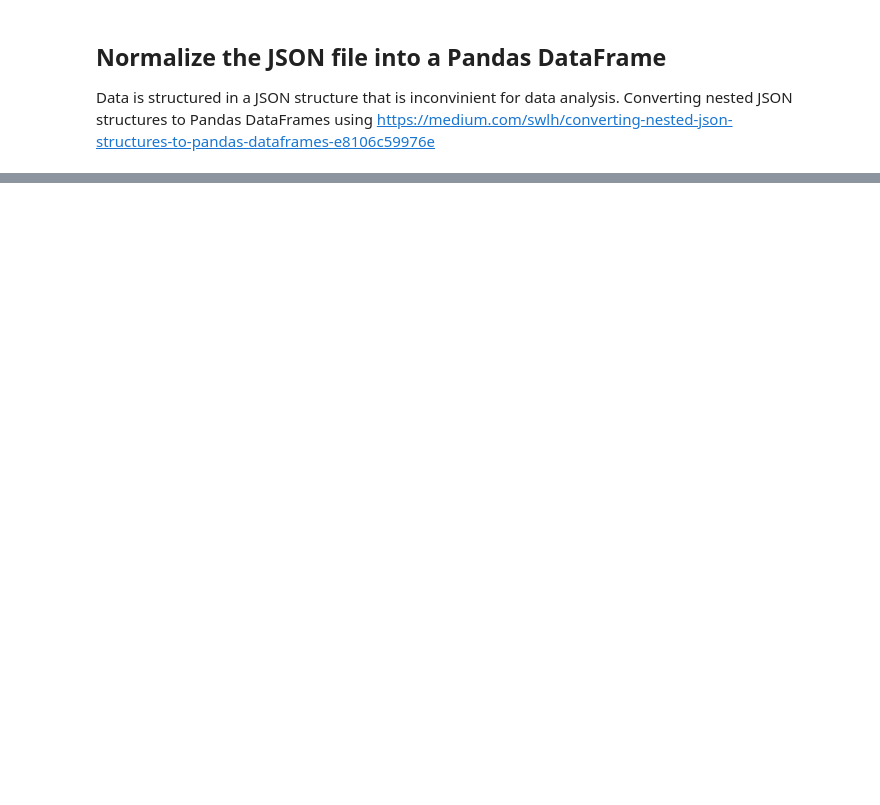
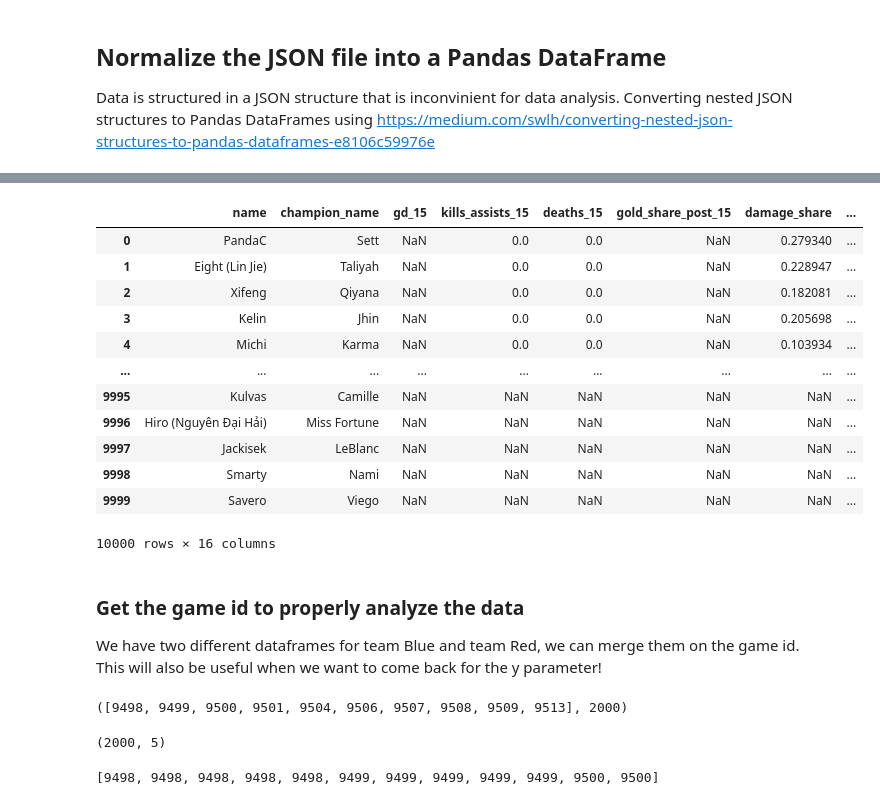
Before and after one commit to stephanyvargas/LoL_winner_predictor, a Jupyter notebook: notebooks/test_data_preprocessing_Stephany.ipynb, the cells around one changed output, grey strips where cells are left out. Cells and saved outputs as stored; diff of their text form; code cells hidden in the pictures; blank space fills up the shorter version.

```diff
--- a/notebooks/test_data_preprocessing_Stephany.ipynb
+++ b/notebooks/test_data_preprocessing_Stephany.ipynb
@@ -87 +103,42 @@ df_normalized_RED
 10000 rows × 16 columns
+# %%
+df_normalized_RED = pd.json_normalize(df_normalized_teams['teams.RED.players'].explode(), )
+df_normalized_RED
+# %% [output]
+|  | name | champion_name | gd_15 | kills_assists_15 | deaths_15 | gold_share_post_15 | damage_share | ... |
+| 0 | PandaC | Sett | NaN | 0.0 | 0.0 | NaN | 0.279340 | ... |
+| 1 | Eight (Lin Jie) | Taliyah | NaN | 0.0 | 0.0 | NaN | 0.228947 | ... |
+| 2 | Xifeng | Qiyana | NaN | 0.0 | 0.0 | NaN | 0.182081 | ... |
+| 3 | Kelin | Jhin | NaN | 0.0 | 0.0 | NaN | 0.205698 | ... |
+| 4 | Michi | Karma | NaN | 0.0 | 0.0 | NaN | 0.103934 | ... |
+| ... | ... | ... | ... | ... | ... | ... | ... | ... |
+| 9995 | Kulvas | Camille | NaN | NaN | NaN | NaN | NaN | ... |
+| 9996 | Hiro (Nguyên Đại Hải) | Miss Fortune | NaN | NaN | NaN | NaN | NaN | ... |
+| 9997 | Jackisek | LeBlanc | NaN | NaN | NaN | NaN | NaN | ... |
+| 9998 | Smarty | Nami | NaN | NaN | NaN | NaN | NaN | ... |
+| 9999 | Savero | Viego | NaN | NaN | NaN | NaN | NaN | ... |
+10000 rows × 16 columns
+# %% [markdown]
+### Get the game id to properly analyze the data
+
+We have two different dataframes for team Blue and team Red, we can merge them on the game id. This will also be useful when we want to come back for the y parameter!
+# %%
+# Extract the index corresponding to the game id
+get_index = df_normalized_teams['id'].tolist()
+get_index[:10], len(get_index)
+# %% [output]
+([9498, 9499, 9500, 9501, 9504, 9506, 9507, 9508, 9509, 9513], 2000)
+# %%
+import numpy as np
+
+index_preproc = np.asarray([[index] * 5 for index in get_index])
+index_preproc.shape
+# %% [output]
+(2000, 5)
+# %%
+#reshape the array to 1D
+## 5 is because there are 5 players per team
+index_teams = index_preproc.reshape(len(df_normalized_teams) * 5).tolist()
+index_teams[0:12]
+# %% [output]
+[9498, 9498, 9498, 9498, 9498, 9499, 9499, 9499, 9499, 9499, 9500, 9500]
```
Also changed, not shown: parts of 14 cells of this notebook.
